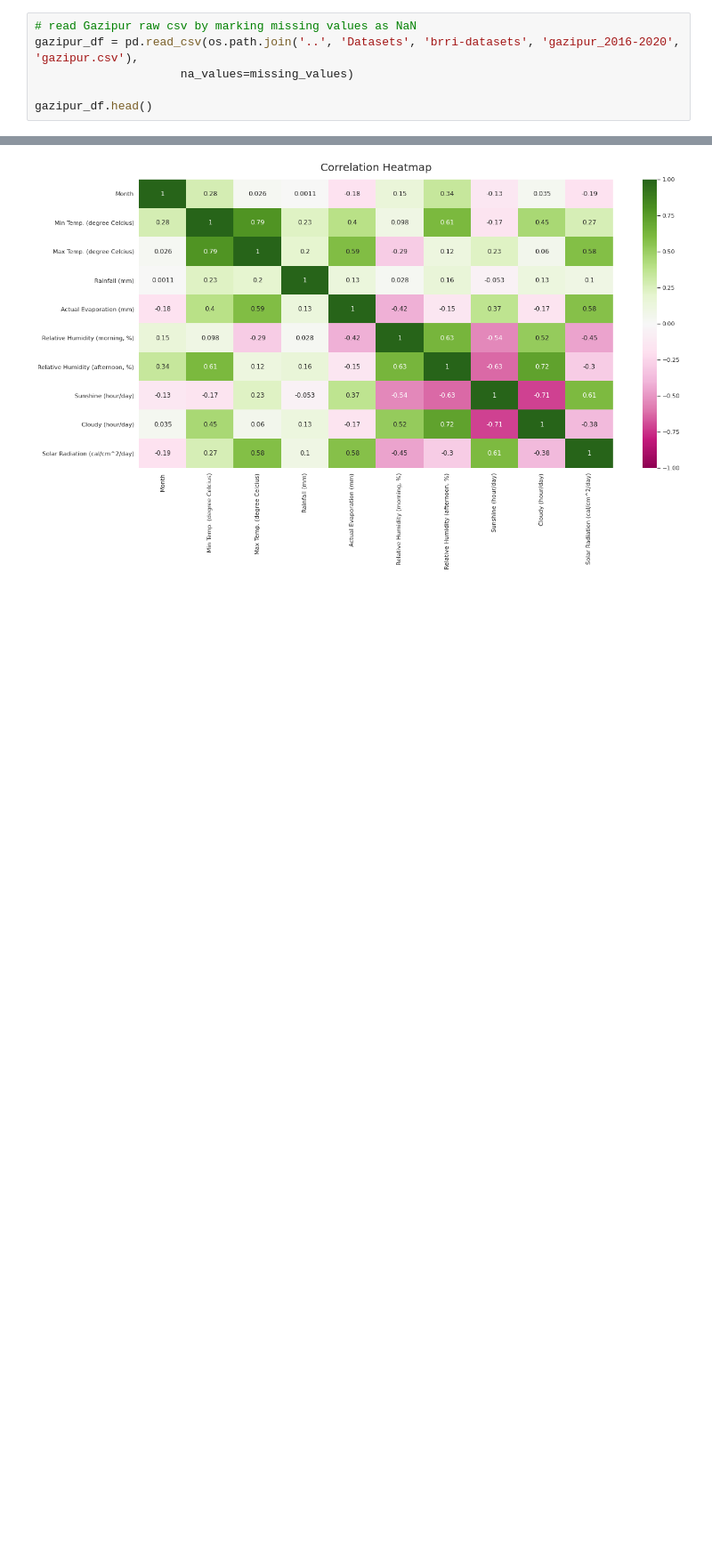
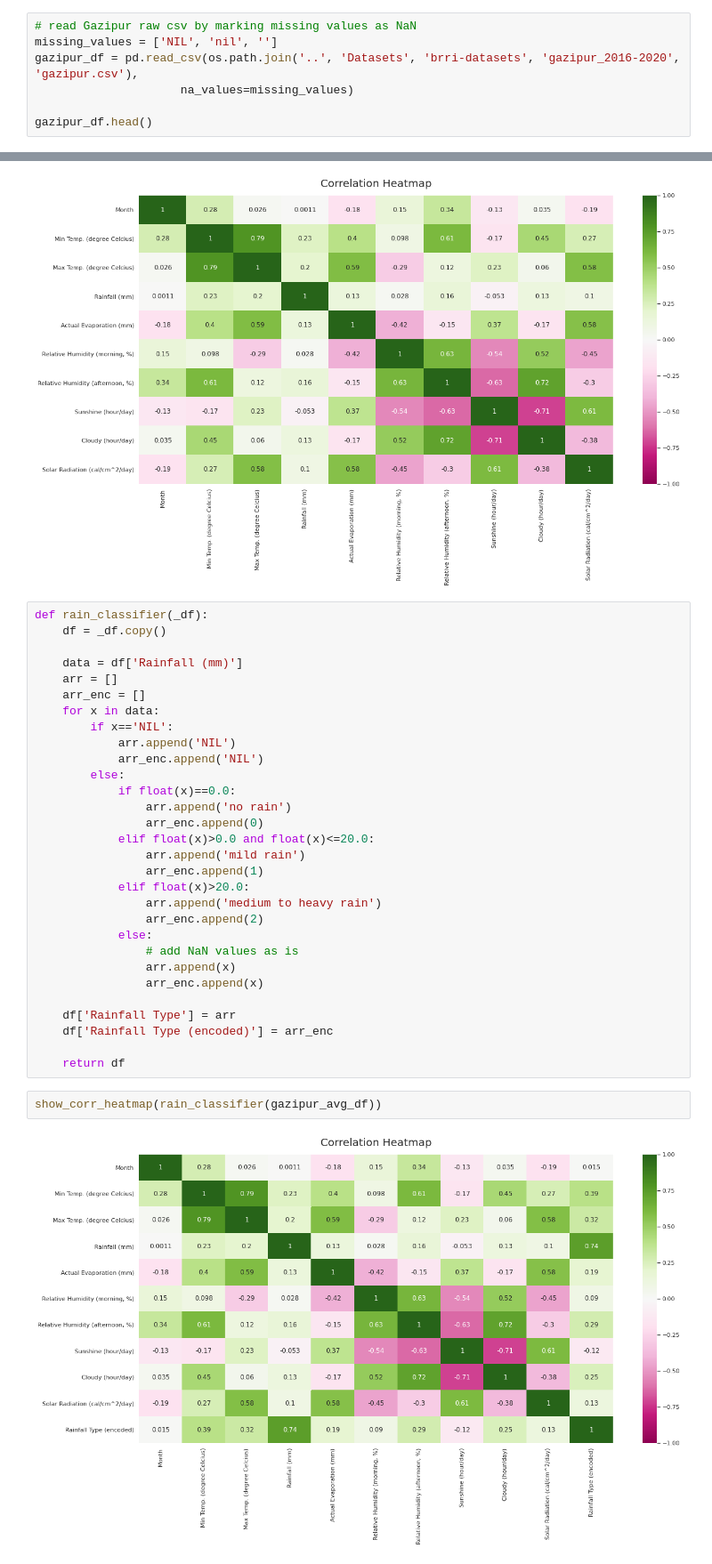
Before and after one commit to RifatIslamOmio/Weather-WaterLevel-Prediction-ML, a Jupyter notebook: Notebooks/brri-dataset_pre-process_weekly-avg.ipynb, the cells around one changed output, grey strips where cells are left out. Shown: that part at 89% size. Cells and saved outputs as stored; diff of their text form; blank space fills up the shorter version.

Commit message:
Added corr-heatmap with rainfall-type to avg notebook #5

```diff
--- a/Notebooks/brri-dataset_pre-process_weekly-avg.ipynb
+++ b/Notebooks/brri-dataset_pre-process_weekly-avg.ipynb
@@ -46,6 +46,7 @@ def show_corr_heatmap(df):
     plt.show()
 # %%
 # read Gazipur raw csv by marking missing values as NaN
+missing_values = ['NIL', 'nil', '']
 gazipur_df = pd.read_csv(os.path.join('..', 'Datasets', 'brri-datasets', 'gazipur_2016-2020', 'gazipur.csv'),
                      na_values=missing_values)
 
@@ -149,3 +170,37 @@ gazipur_avg_df = get_avg_df(gazipur_df)
 show_corr_heatmap(gazipur_avg_df)
 # %% [output]
 [figure]
+# %%
+def rain_classifier(_df):
+    df = _df.copy()
+
+    data = df['Rainfall (mm)']
+    arr = []
+    arr_enc = []
+    for x in data:
+        if x=='NIL':
+            arr.append('NIL')
+            arr_enc.append('NIL')
+        else:
+            if float(x)==0.0:
+                arr.append('no rain')
+                arr_enc.append(0)
+            elif float(x)>0.0 and float(x)<=20.0:
+                arr.append('mild rain')
+                arr_enc.append(1)
+            elif float(x)>20.0:
+                arr.append('medium to heavy rain')
+                arr_enc.append(2)
+            else:
+                # add NaN values as is
+                arr.append(x)
+                arr_enc.append(x)
+
+    df['Rainfall Type'] = arr
+    df['Rainfall Type (encoded)'] = arr_enc
+
+    return df
+# %%
+show_corr_heatmap(rain_classifier(gazipur_avg_df))
+# %% [output]
+[figure, added]
```
Also changed, not shown: parts of 1 cell of this notebook, 1 other file.
